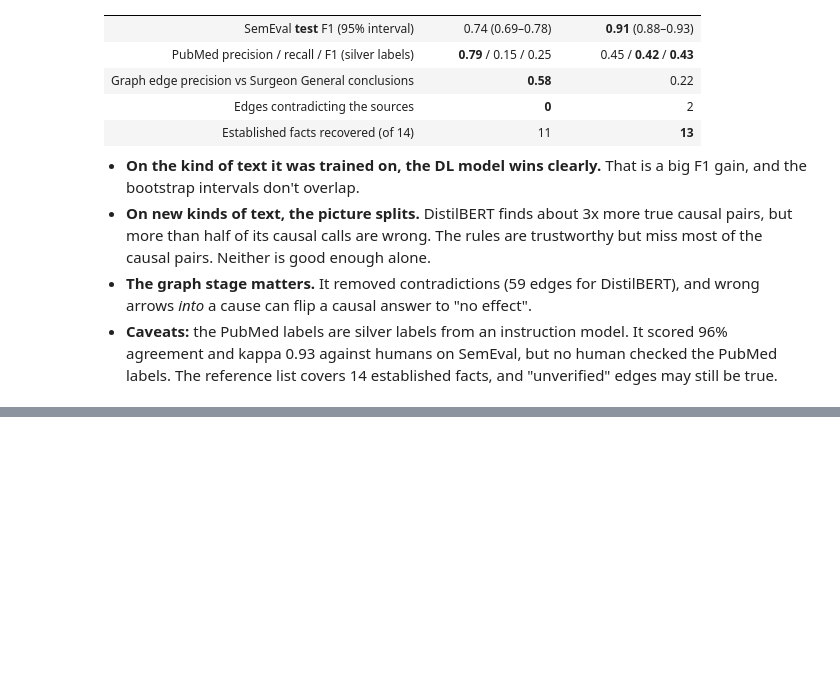
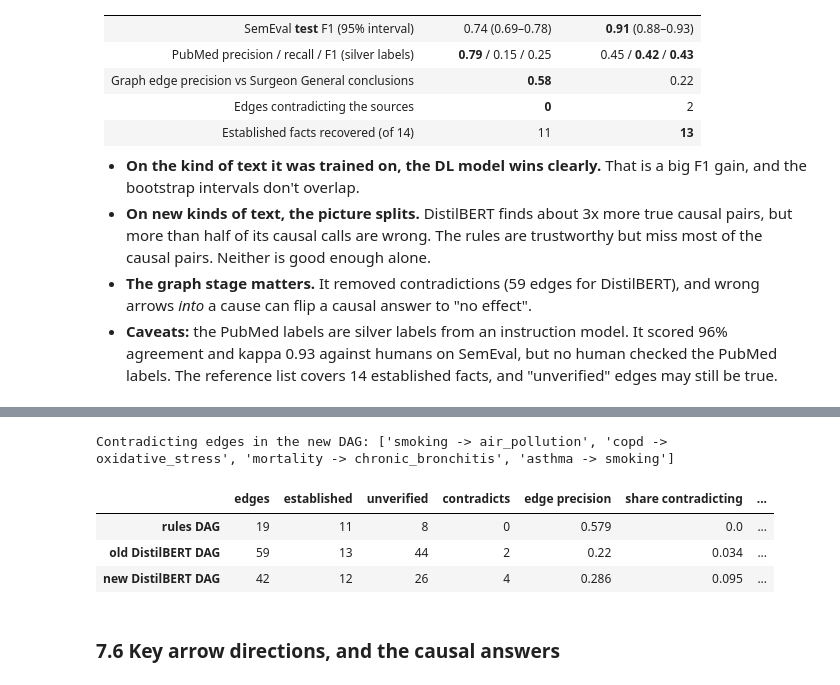
Before and after one commit to 111-DEBUG-111/Neuro-Symbolic-Causal-Inference-via-Language-Model-Knowledge-Extraction-and-Bayesian-Networks, a Jupyter notebook: causal_nlp.ipynb, the cells around one changed output, grey strips where cells are left out. Drawn from its saved outputs; the diff is of its cells as text; code cells hidden in the pictures; blank space fills up the shorter version.

```diff
--- a/causal_nlp.ipynb
+++ b/causal_nlp.ipynb
@@ -1997,0 +2202,12 @@ query_check
+# %%
+print("Contradicting edges in the new DAG:", [f"{u} -> {v}" for u, v in dag_pm.edges if judge_edge(u, v) == "contradicts"])
+pd.DataFrame({"rules DAG": graph_report(dag_rules), "old DistilBERT DAG": graph_report(dag_bert),
+              "new DistilBERT DAG": graph_report(dag_pm)}).T
+# %% [output]
+Contradicting edges in the new DAG: ['smoking -> air_pollution', 'copd -> oxidative_stress', 'mortality -> chronic_bronchitis', 'asthma -> smoking']
+|  | edges | established | unverified | contradicts | edge precision | share contradicting | ... |
+| rules DAG | 19 | 11 | 8 | 0 | 0.579 | 0.0 | ... |
+| old DistilBERT DAG | 59 | 13 | 44 | 2 | 0.22 | 0.034 | ... |
+| new DistilBERT DAG | 42 | 12 | 26 | 4 | 0.286 | 0.095 | ... |
+# %% [markdown]
+### 7.6 Key arrow directions, and the causal answers
```
Also changed, not shown: parts of 21 cells of this notebook, 7 other files.
